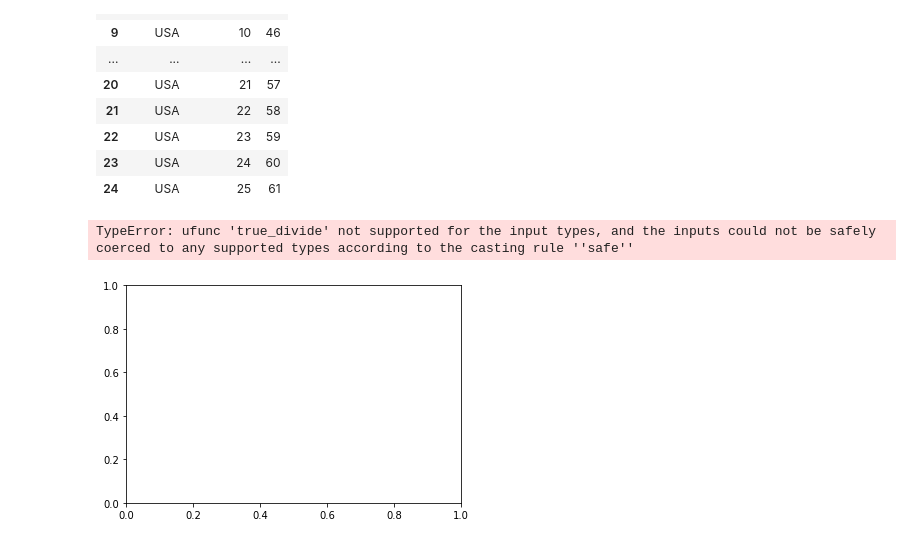
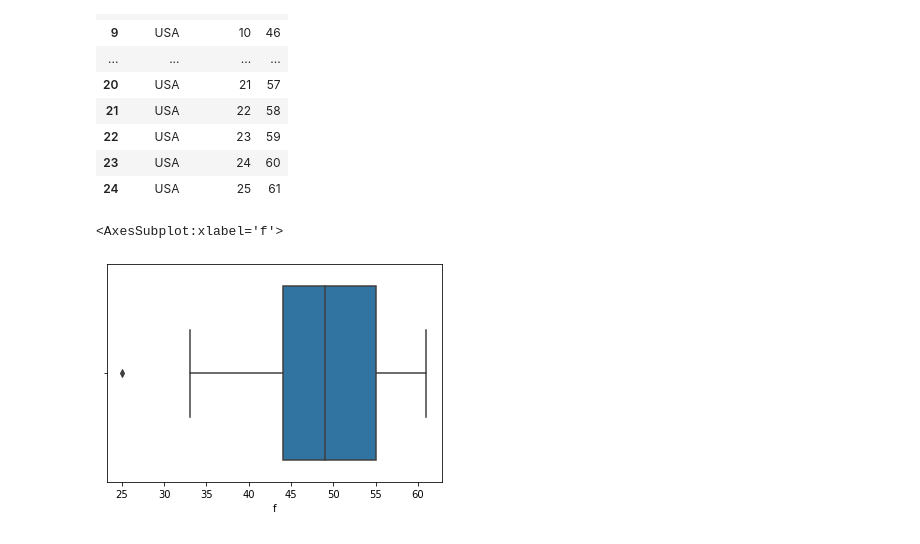
Before and after one commit to sajalshres/youtube-trends, a Jupyter notebook: notebook/boxplot.ipynb, the cells around one changed output. Drawn from its saved outputs; the diff is of its cells as text; code cells hidden in the pictures.

```diff
--- a/notebook/boxplot.ipynb
+++ b/notebook/boxplot.ipynb
@@ -5,6 +6,6 @@ import matplotlib.pyplot as plt
 # %%
-Box = pd.read_csv('Boxplot.csv')
-Box
+data = pd.read_csv('data/boxplot1.csv')
+data
 # %% [output]
 |  | Country | Character | f |
 | 0 | USA | 1 | 54 |
@@ -24,8 +25,7 @@ Box
 | 23 | USA | 24 | 60 |
 | 24 | USA | 25 | 61 |
 # %%
-# Creating plot
-plt.boxplot(Box)
+sns.boxplot(x=data.f)
 # %% [output]
-TypeError: ufunc 'true_divide' not supported for the input types, and the inputs could not be safely coerced to any supported types according to the casting rule ''safe''
+<AxesSubplot:xlabel='f'>
-[figure, old version]
+[figure, new version]
```
Also changed, not shown: parts of 16 cells of this notebook, 3 other files.
